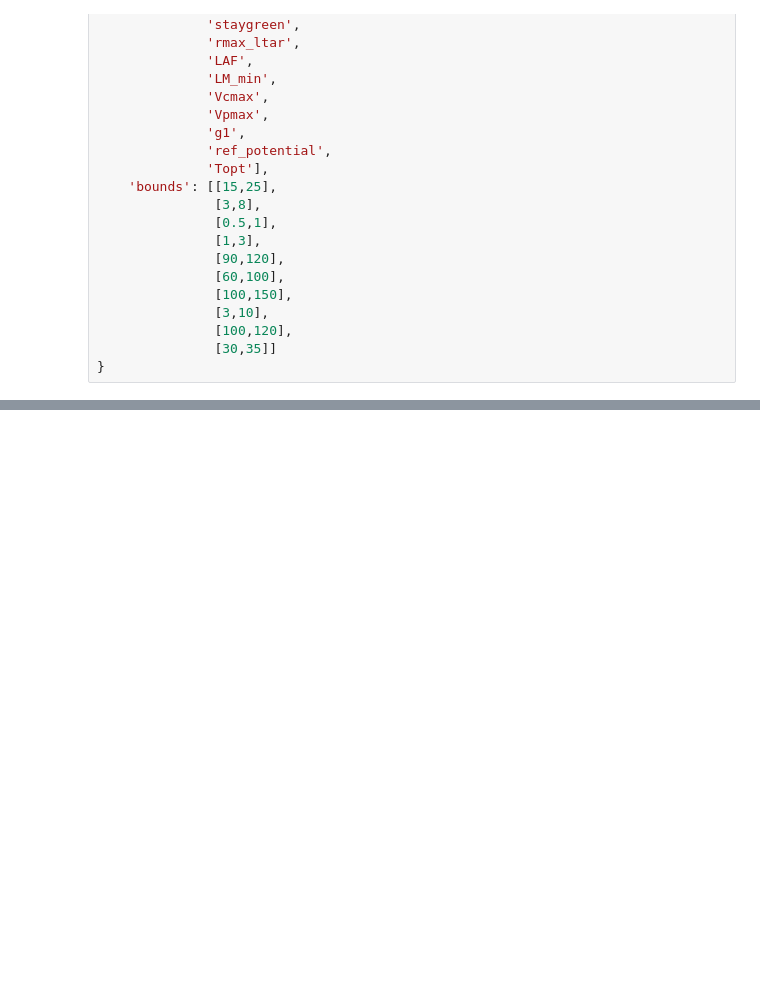
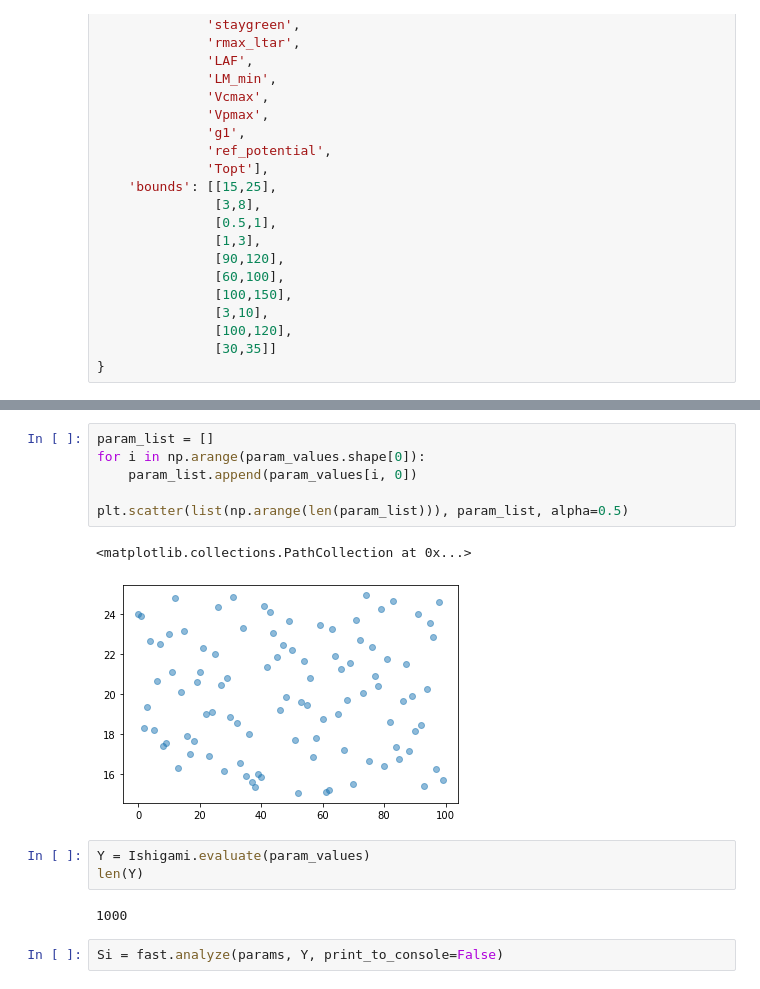
Before and after one commit to jennhsiao/upscale, a Jupyter notebook: notebooks/SA.ipynb, the cells around one changed output, grey strips where cells are left out. Cells and saved outputs as stored; diff of their text form; blank space fills up the shorter version.

```diff
--- a/notebooks/SA.ipynb
+++ b/notebooks/SA.ipynb
@@ -93,0 +87,16 @@ param_values.shape
+# %%
+param_list = []
+for i in np.arange(param_values.shape[0]):
+    param_list.append(param_values[i, 0])
+
+plt.scatter(list(np.arange(len(param_list))), param_list, alpha=0.5)
+# %% [output]
+<matplotlib.collections.PathCollection at 0x...>
+[figure, added]
+# %%
+Y = Ishigami.evaluate(param_values)
+len(Y)
+# %% [output]
+1000
+# %%
+Si = fast.analyze(params, Y, print_to_console=False)
```
Also changed, not shown: parts of 17 cells of this notebook, 3 other files.
